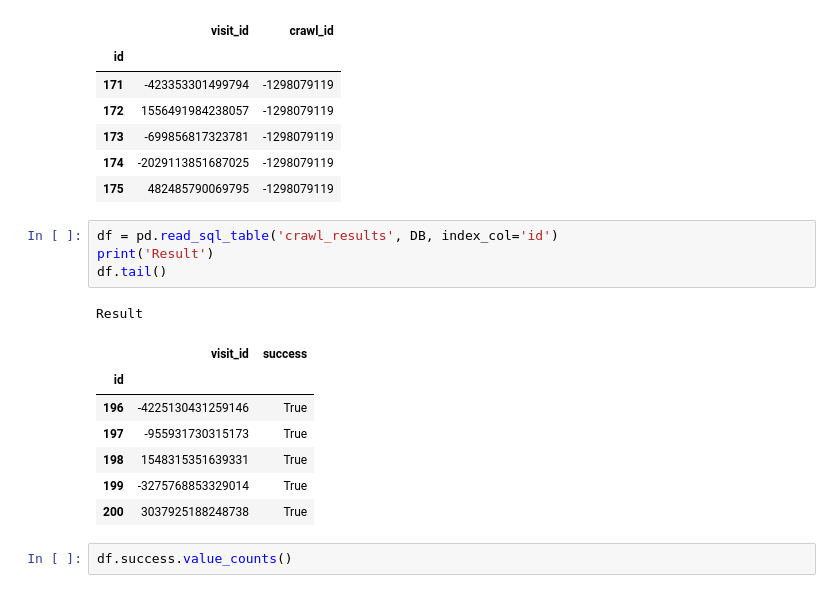
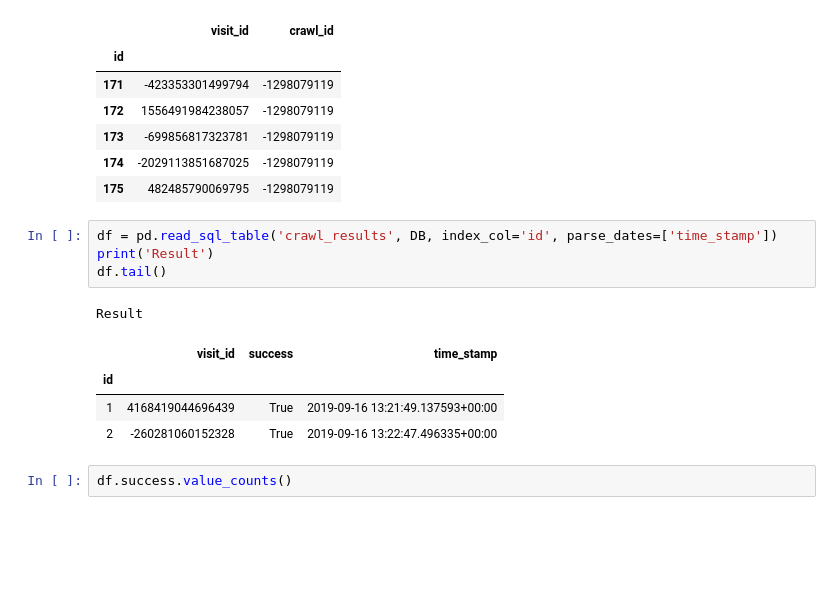
Before and after one commit to birdsarah/faust-selenium, a Jupyter notebook: crawler/data-review.ipynb, the cells around one changed output. Saved outputs shown, nothing was run; the diff lists cells and outputs as text; blank space fills up the shorter version.

Commit message:
Add time_stamps to request and result

```diff
--- a/crawler/data-review.ipynb
+++ b/crawler/data-review.ipynb
@@ -26,18 +26,15 @@ WebExt Starts
 | 174 | -2029113851687025 | -1298079119 |
 | 175 | 482485790069795 | -1298079119 |
 # %%
-df = pd.read_sql_table('crawl_results', DB, index_col='id')
+df = pd.read_sql_table('crawl_results', DB, index_col='id', parse_dates=['time_stamp'])
 print('Result')
 df.tail()
 # %% [output]
 Result
-|  | visit_id | success |
-| id |  |  |
-| 196 | -4225130431259146 | True |
-| 197 | -955931730315173 | True |
-| 198 | 1548315351639331 | True |
-| 199 | -3275768853329014 | True |
-| 200 | 3037925188248738 | True |
+|  | visit_id | success | time_stamp |
+| id |  |  |  |
+| 1 | 4168419044696439 | True | 2019-09-16 13:21:49.137593+00:00 |
+| 2 | -260281060152328 | True | 2019-09-16 13:22:47.496335+00:00 |
 # %%
 df.success.value_counts()
 # %% [output]
```
Also changed, not shown: parts of 1 cell of this notebook, 5 other files.
